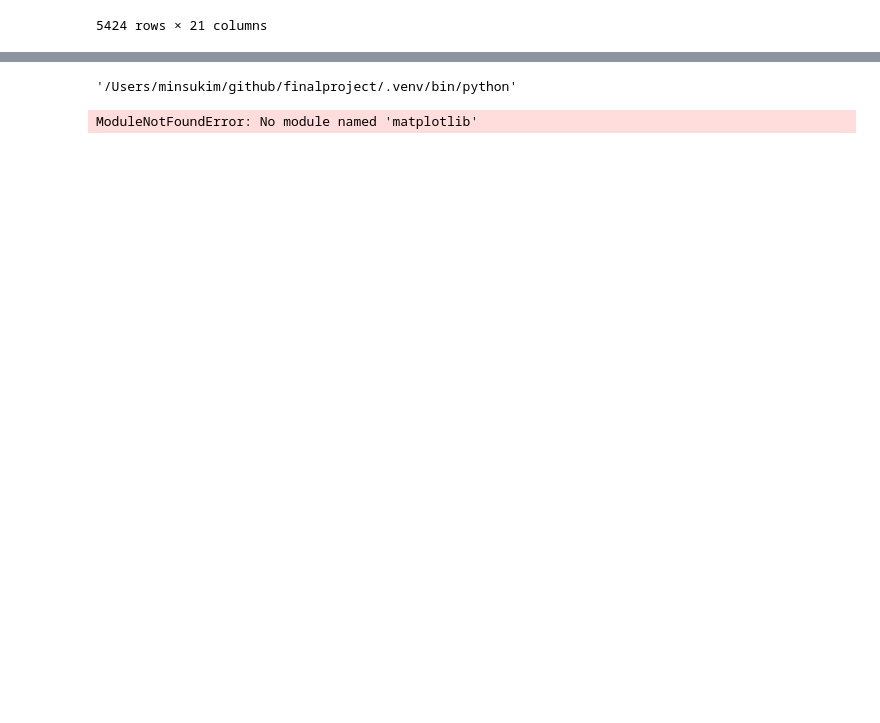
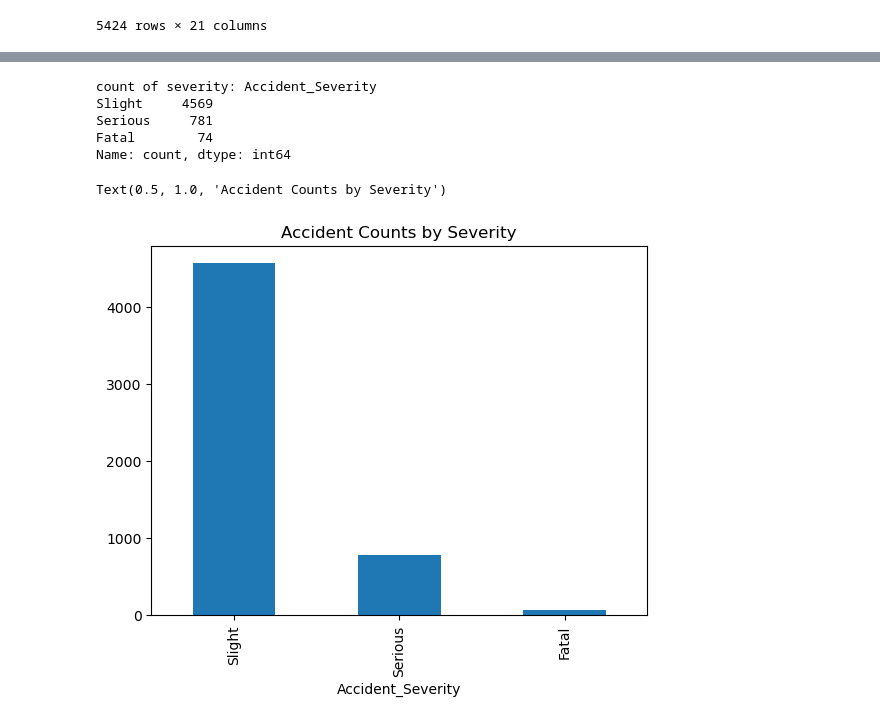
Before and after one commit to minsu3/UK-Road-Safety-Analysis, a Jupyter notebook: main.ipynb, the cells around one changed output, grey strips where cells are left out. Saved outputs shown, nothing was run; the diff lists cells and outputs as text; code cells hidden in the pictures; blank space fills up the shorter version.

Commit message:
added plot title and bar chart§

```diff
--- a/main.ipynb
+++ b/main.ipynb
@@ -44,9 +44,8 @@ raw_accident_data.describe(include = 'all')
 | max | NaN | NaN | NaN | NaN | NaN | NaN | ... |
 11 rows × 21 columns
 # %%
-df_dropped = raw_accident_data.dropna()
-# data cleaning for the NaN data
-df_dropped
+na_dropped = raw_accident_data.dropna()
+na_dropped
 # %% [output]
 |  | Accident_Index | Accident Date | Day_of_Week | Junction_Control | Junction_Detail | Accident_Severity | ... |
 | 195 | BS0000196 | 13-05-2021 | Wednesday | Give way or uncontrolled | T or staggered junction | Slight | ... |
@@ -67,20 +63,9 @@ accidentsCleanedData = df_cleaned
 # %%
-df_cleaned
-
-# getting the count of severity levels of accidents
-serious_count = 0
-fatal_count = 0
-slight_count = 0
-
-for severity in df_cleaned["Accident_Severity"]:
-    if severity == "Serious":
-        serious_count += 1
-    if severity == "Fatal":
-        fatal_count += 1
-    if severity == "Slight":
-        slight_count += 1
-
-print("Serious Accident: ",serious_count)
-print("Fatal Accident: ",fatal_count)
-print("Slight Accident: ",slight_count)
+# data cleaning for the NaN data
+clean_data = na_dropped.reset_index(drop=True)
+# resetting so the index are starting from 0
+accidentsCleanedData = clean_data
+clean_data
+# displaying all the columns
+print(clean_data.columns)
 # %% [output]
@@ -132,25 +147,18 @@ accidents per day:  7.450549450549451
-# %%
-import sys
-sys.executable
-# %% [output]
-'/Users/minsukim/github/finalproject/.venv/bin/python'
-# %%
-import matplotlib.pyplot as plt
-
-x = [1, 2, 3, 4, 5]
-y = [2, 3, 5, 9, 10]
-z = [.5, 1, 3, 16, 20]
-
-# Create the line plot
-plt.plot(x, y)
-
-# Add labels and title
-plt.xlabel("X-axis Label")
-plt.ylabel("Y-axis Label")
-plt.title("Simple Line Plot Example")
-
-# Show the plot
-# plt.savefig('linePlot.png')
-plt.show()
-# %% [output]
-ModuleNotFoundError: No module named 'matplotlib'
+# %%
+import matplotlib.pyplot as plt
+
+
+plt.figure()
+severity_counts = clean_data["Accident_Severity"].value_counts()
+print("count of severity:", severity_counts)
+
+severity_counts.plot(kind="bar")
+plt.title("Accident Counts by Severity")
+# %% [output]
+count of severity: Accident_Severity
+Slight     4569
+Serious     781
+Fatal        74
+Name: count, dtype: int64
+Text(0.5, 1.0, 'Accident Counts by Severity')
+[figure, added]
```
Also changed, not shown: parts of 5 cells of this notebook.
